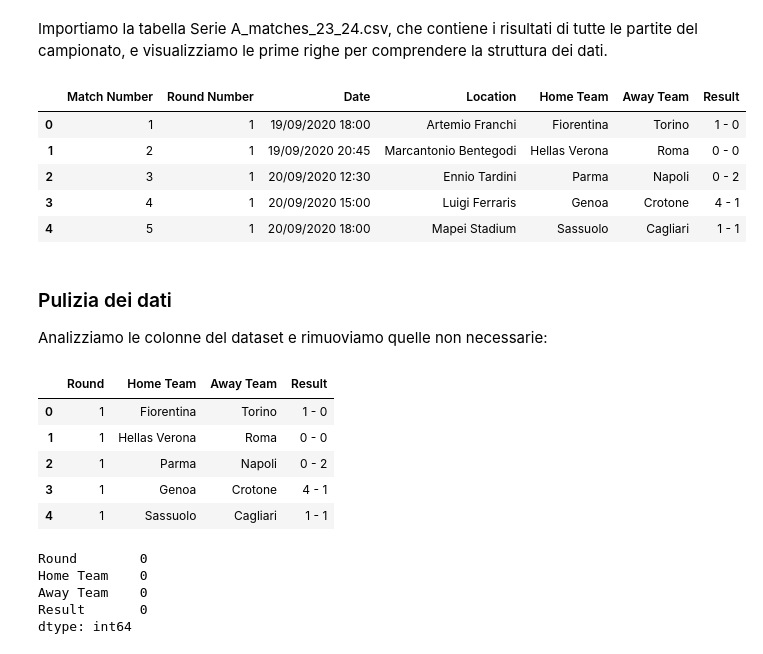
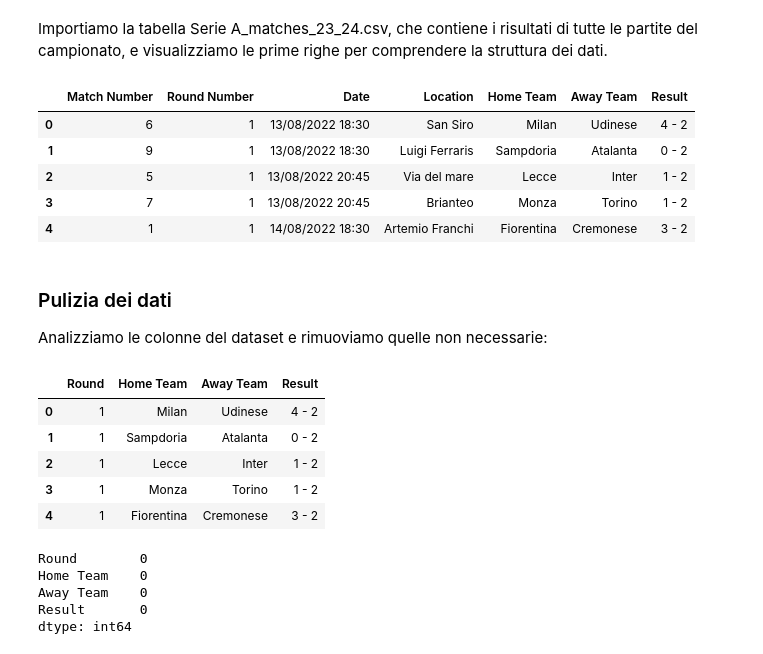
Before and after one commit to DavideJohn/IDS, a Jupyter notebook: laboratori/ProgettoFinale/ProgettoFinale.ipynb, the cells around one changed output. Cells and saved outputs as stored; diff of their text form; code cells hidden in the pictures.

```diff
--- a/laboratori/ProgettoFinale/ProgettoFinale.ipynb
+++ b/laboratori/ProgettoFinale/ProgettoFinale.ipynb
@@ -23,15 +23,15 @@ import scipy.stats as stats
 # %% [markdown]
 Importiamo la tabella Serie A_matches_23_24.csv, che contiene i risultati di tutte le partite del campionato, e visualizziamo le prime righe per comprendere la struttura dei dati.
 # %%
-matches = pd.read_csv('dataset/2020-2021.csv')
+matches = pd.read_csv('dataset/2022-2023.csv')
 matches.head()
 # %% [output]
 |  | Match Number | Round Number | Date | Location | Home Team | Away Team | Result |
-| 0 | 1 | 1 | 19/09/2020 18:00 | Artemio Franchi | Fiorentina | Torino | 1 - 0 |
-| 1 | 2 | 1 | 19/09/2020 20:45 | Marcantonio Bentegodi | Hellas Verona | Roma | 0 - 0 |
-| 2 | 3 | 1 | 20/09/2020 12:30 | Ennio Tardini | Parma | Napoli | 0 - 2 |
-| 3 | 4 | 1 | 20/09/2020 15:00 | Luigi Ferraris | Genoa | Crotone | 4 - 1 |
-| 4 | 5 | 1 | 20/09/2020 18:00 | Mapei Stadium | Sassuolo | Cagliari | 1 - 1 |
+| 0 | 6 | 1 | 13/08/2022 18:30 | San Siro | Milan | Udinese | 4 - 2 |
+| 1 | 9 | 1 | 13/08/2022 18:30 | Luigi Ferraris | Sampdoria | Atalanta | 0 - 2 |
+| 2 | 5 | 1 | 13/08/2022 20:45 | Via del mare | Lecce | Inter | 1 - 2 |
+| 3 | 7 | 1 | 13/08/2022 20:45 | Brianteo | Monza | Torino | 1 - 2 |
+| 4 | 1 | 1 | 14/08/2022 18:30 | Artemio Franchi | Fiorentina | Cremonese | 3 - 2 |
 # %% [markdown]
 ### Pulizia dei dati
 
@@ -43,11 +43,11 @@ matches.drop(drop_columns, axis=1, inplace=True)
 matches.head()
 # %% [output]
 |  | Round | Home Team | Away Team | Result |
-| 0 | 1 | Fiorentina | Torino | 1 - 0 |
-| 1 | 1 | Hellas Verona | Roma | 0 - 0 |
-| 2 | 1 | Parma | Napoli | 0 - 2 |
-| 3 | 1 | Genoa | Crotone | 4 - 1 |
-| 4 | 1 | Sassuolo | Cagliari | 1 - 1 |
+| 0 | 1 | Milan | Udinese | 4 - 2 |
+| 1 | 1 | Sampdoria | Atalanta | 0 - 2 |
+| 2 | 1 | Lecce | Inter | 1 - 2 |
+| 3 | 1 | Monza | Torino | 1 - 2 |
+| 4 | 1 | Fiorentina | Cremonese | 3 - 2 |
 # %%
 # Verifichiamo la presenza di valori nulli
 matches.isnull().sum()
```
Also changed, not shown: parts of 11 cells of this notebook.
